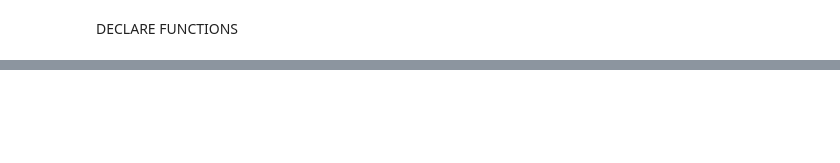
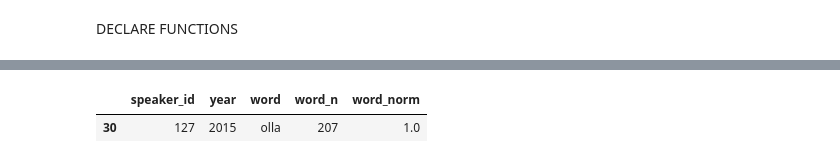
Before and after one commit to oarajala/ParliamentSampo_GenAI_detection, a Jupyter notebook: project/03b_analysis_person.ipynb, the cells around one changed output, grey strips where cells are left out. Drawn from its saved outputs; the diff is of its cells as text; code cells hidden in the pictures; blank space fills up the shorter version.

```diff
--- a/project/03b_analysis_person.ipynb
+++ b/project/03b_analysis_person.ipynb
@@ -171,0 +451,9 @@ hankinta        1
+# %%
+# calculate the normalised frequency of word per speaker per year: min-max normalisation
+# store in column: word_norm
+df_speaker_words_comp['word_norm'] = None
+for i, d in df_speaker_words_comp.iterrows():
+    w_min = df_speaker_words_comp['word_n'].loc[(df_speaker_words_comp['speaker_id']==d.speaker_id)&(df_speaker_words_comp['year']==d.year)].min()
+    w_max = df_speaker_words_comp['word_n'].loc[(df_speaker_words_comp['speaker_id']==d.speaker_id)&(df_speaker_words_comp['year']==d.year)].max()
+    # (x[col]-col_min)/(col_max-col_min)
+    d.word_norm = (d.word_n-w_min)/(w_max-w_min)
@@ -171,0 +464,12 @@ hankinta        1
+# %%
+def get_normalised(speaker_id: str, year: int, word_n: int) -> float:
+    w_min = df_speaker_words_comp['word_n'].loc[(df_speaker_words_comp['speaker_id']==speaker_id)&(df_speaker_words_comp['year']==year)].min()
+    w_max = df_speaker_words_comp['word_n'].loc[(df_speaker_words_comp['speaker_id']==speaker_id)&(df_speaker_words_comp['year']==year)].max()
+    return ((word_n-w_min)/(w_max-w_min))
+
+df_speaker_words_comp['word_norm'] = None
+df_speaker_words_comp['word_norm'] = df_speaker_words_comp.apply(lambda x: get_normalised(x['speaker_id'], x['year'], x['word_n']), axis=1)
+# %%
+test_df = df.loc[df['speaker_id']=='127']
+# %%
+test_df['word_norm'] = test_df.apply(lambda x: get_normalised(test_df, x['speaker_id'], x['year'], x['word_n']), axis=1)
@@ -171,0 +482,5 @@ hankinta        1
+# %%
+test_df.loc[test_df['word_norm']==1]
+# %% [output]
+|  | speaker_id | year | word | word_n | word_norm |
+| 30 | 127 | 2015 | olla | 207 | 1.0 |
```
Also changed, not shown: parts of 21 cells of this notebook.
